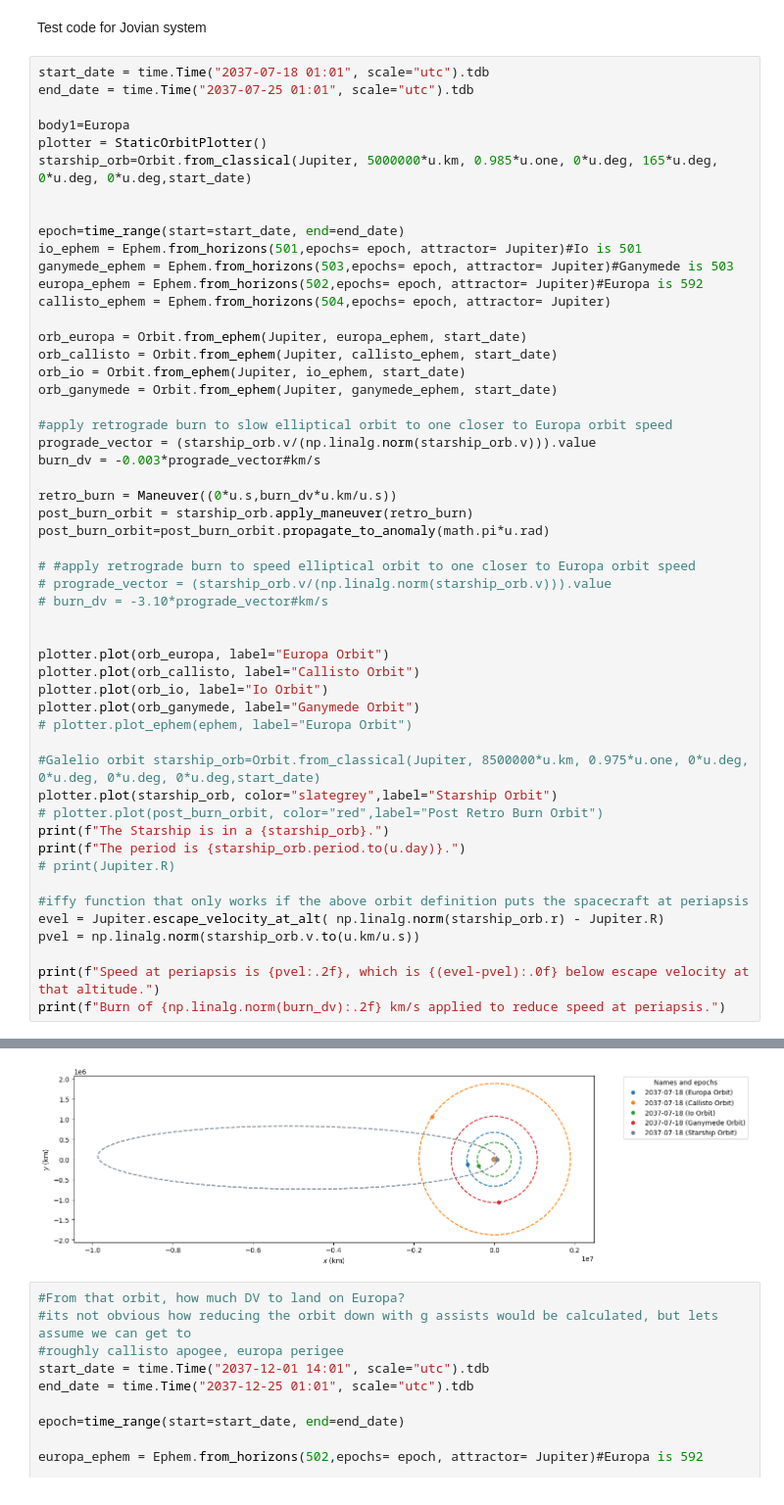
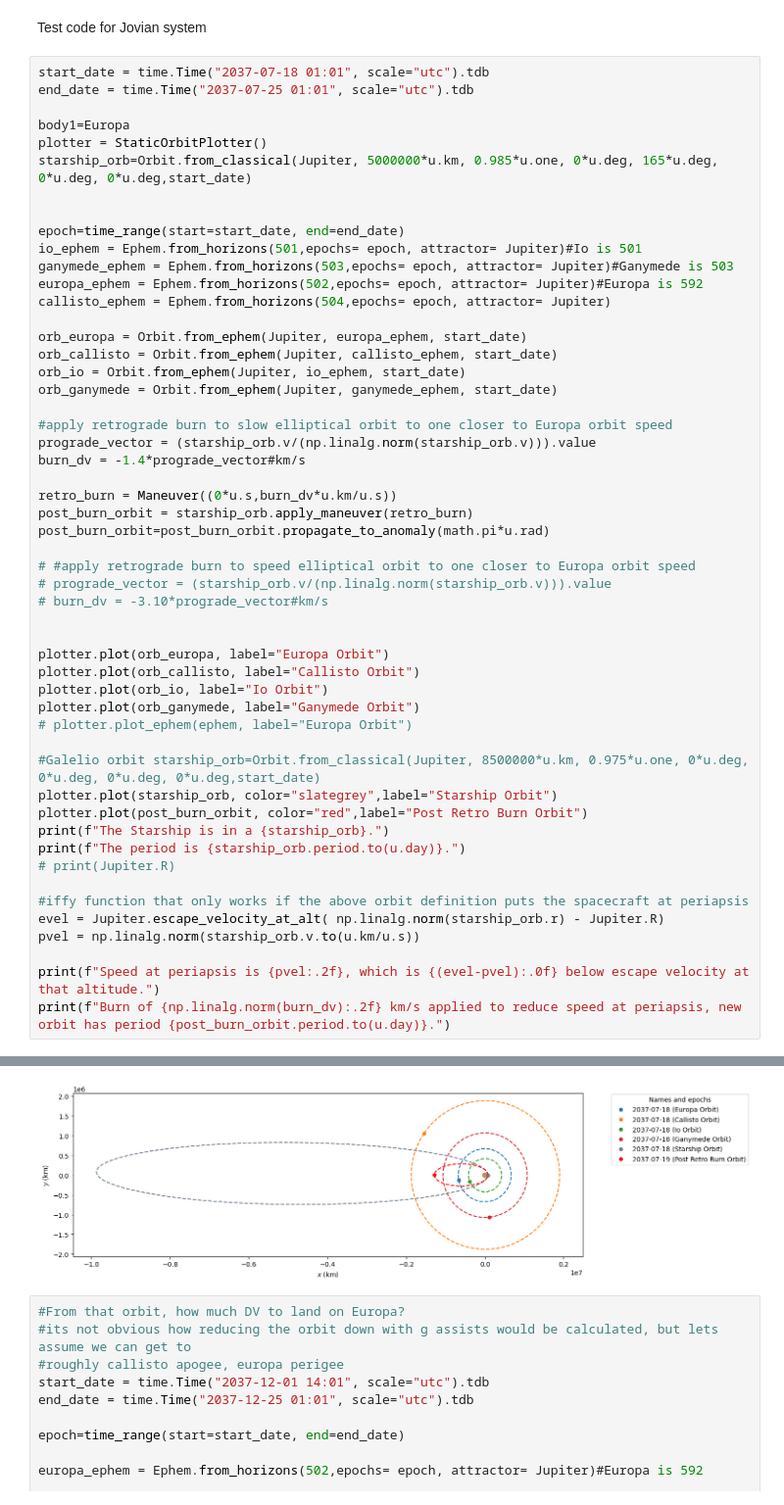
Before and after one commit to jackSN8/Starship_outer_planets_missions, a Jupyter notebook: jovian_orbit_testing.ipynb, the cells around one changed output, grey strips where cells are left out. Shown at 98% size. Drawn from its saved outputs; the diff is of its cells as text.

```diff
--- a/jovian_orbit_testing.ipynb
+++ b/jovian_orbit_testing.ipynb
@@ -59,7 +59,7 @@ orb_ganymede = Orbit.from_ephem(Jupiter, ganymede_ephem, start_date)
 
 #apply retrograde burn to slow elliptical orbit to one closer to Europa orbit speed
 prograde_vector = (starship_orb.v/(np.linalg.norm(starship_orb.v))).value
-burn_dv = -0.003*prograde_vector#km/s
+burn_dv = -1.4*prograde_vector#km/s
 
 retro_burn = Maneuver((0*u.s,burn_dv*u.km/u.s))
 post_burn_orbit = starship_orb.apply_maneuver(retro_burn)
@@ -78,7 +78,7 @@ plotter.plot(orb_ganymede, label="Ganymede Orbit")
 
 #Galelio orbit starship_orb=Orbit.from_classical(Jupiter, 8500000*u.km, 0.975*u.one, 0*u.deg, 0*u.deg, 0*u.deg, 0*u.deg,start_date)
 plotter.plot(starship_orb, color="slategrey",label="Starship Orbit")
-# plotter.plot(post_burn_orbit, color="red",label="Post Retro Burn Orbit")
+plotter.plot(post_burn_orbit, color="red",label="Post Retro Burn Orbit")
 print(f"The Starship is in a {starship_orb}.")
 print(f"The period is {starship_orb.period.to(u.day)}.")
 # print(Jupiter.R)
@@ -88,7 +88,7 @@ evel = Jupiter.escape_velocity_at_alt( np.linalg.norm(starship_orb.r) - Jupiter.
 pvel = np.linalg.norm(starship_orb.v.to(u.km/u.s))
 
 print(f"Speed at periapsis is {pvel:.2f}, which is {(evel-pvel):.0f} below escape velocity at that altitude.")
-print(f"Burn of {np.linalg.norm(burn_dv):.2f} km/s applied to reduce speed at periapsis.")
+print(f"Burn of {np.linalg.norm(burn_dv):.2f} km/s applied to reduce speed at periapsis, new orbit has period {post_burn_orbit.period.to(u.day)}.")
 # %% [output]
 ERFA function "dtf2d" yielded 1 of "dubious year (Note 6)"
 
@@ -104,4 +104,4 @@ Burn of 2.90 km/s applied to reduce speed at periapsis.
-[figure, old version]
+[figure, new version]
 # %%
 #From that orbit, how much DV to land on Europa?
 #its not obvious how reducing the orbit down with g assists would be calculated, but lets assume we can get to
```
Also changed, not shown: parts of 1 cell of this notebook, 6 other files.
